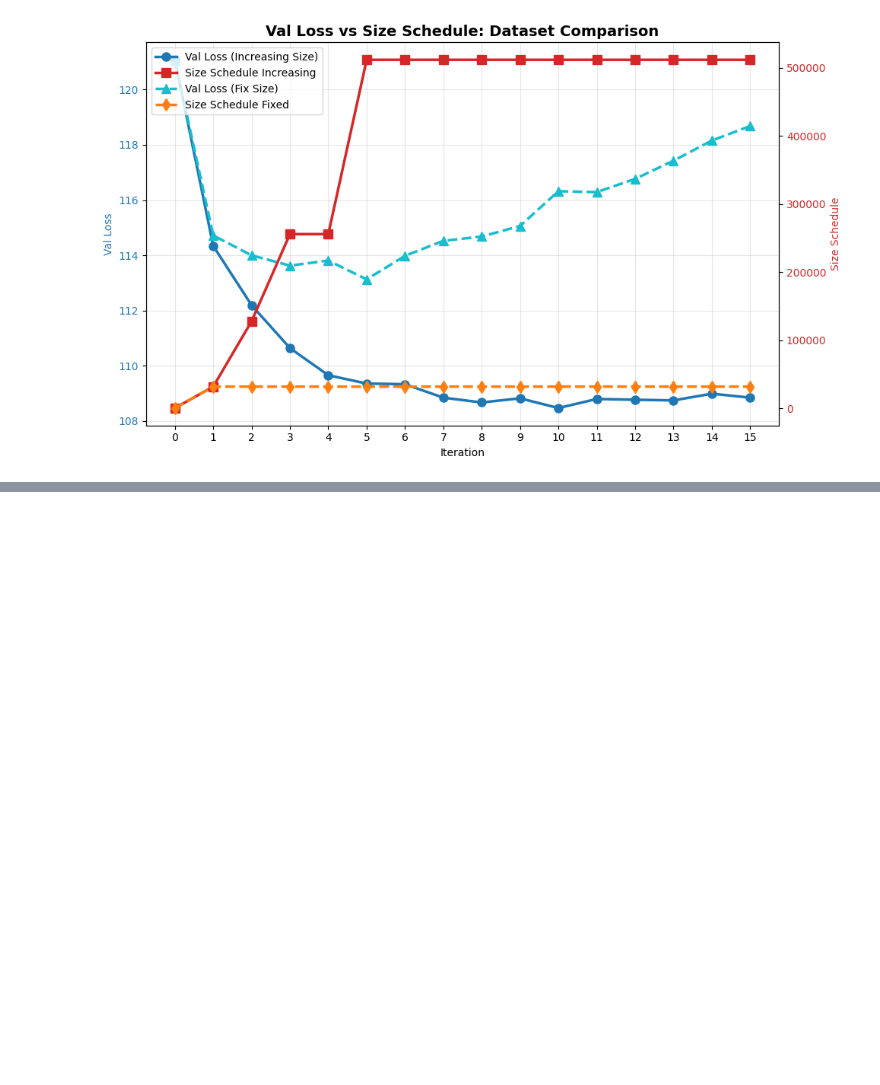
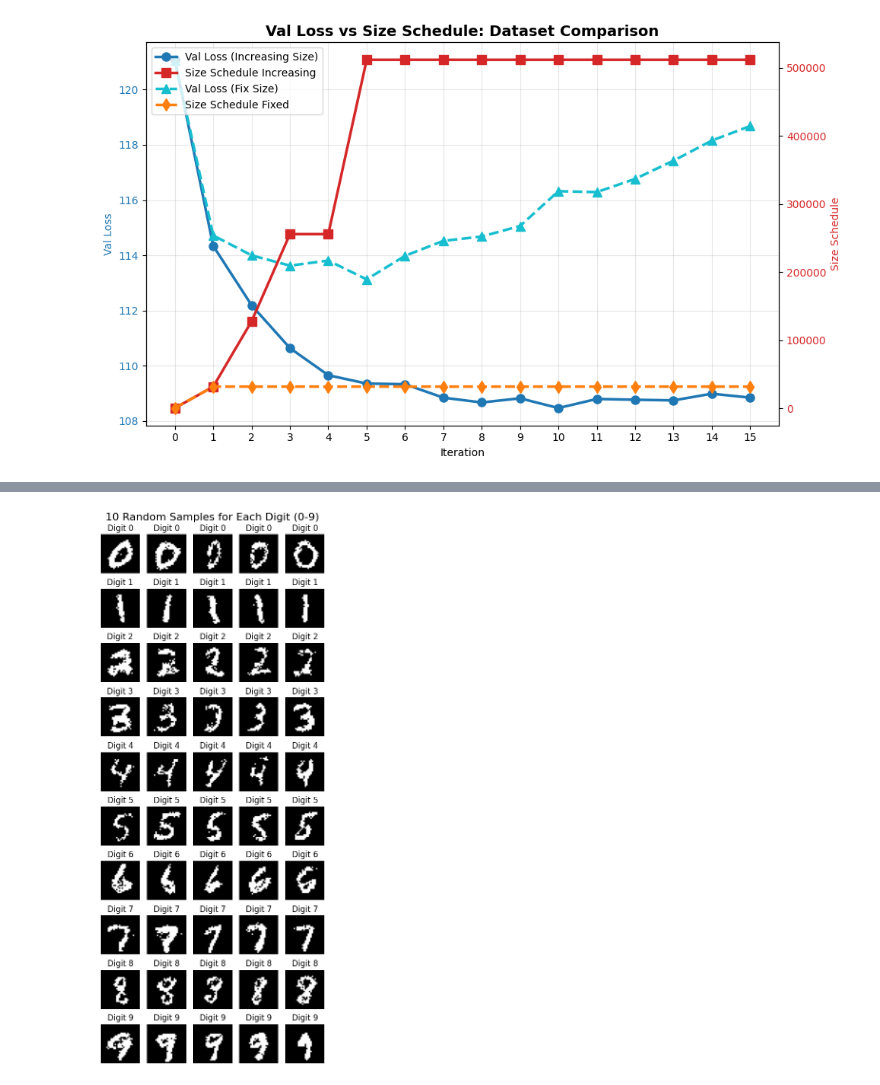
Before and after one commit to liuqiyuanhhh/Verified-Synthetic-Data, a Jupyter notebook: MNIST/iter_retrain_with_prompt.ipynb, the cells around one changed output, grey strips where cells are left out. Cells and saved outputs as stored; diff of their text form; code cells hidden in the pictures; blank space fills up the shorter version.

```diff
--- a/MNIST/iter_retrain_with_prompt.ipynb
+++ b/MNIST/iter_retrain_with_prompt.ipynb
@@ -393,0 +509,4 @@ plt.show()
+# %%
+utils.plot_samples_per_digit(5,all_models[-1])
+# %% [output]
+[figure, added]
```
Also changed, not shown: parts of 16 cells of this notebook, 1 other file.
